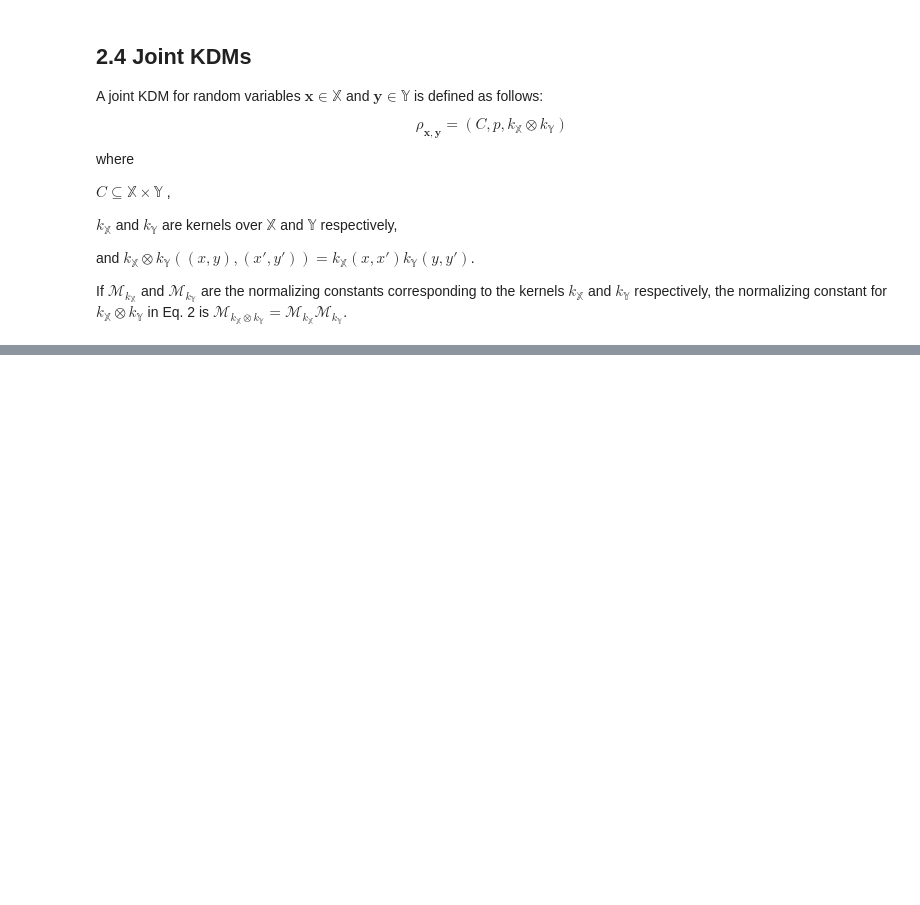
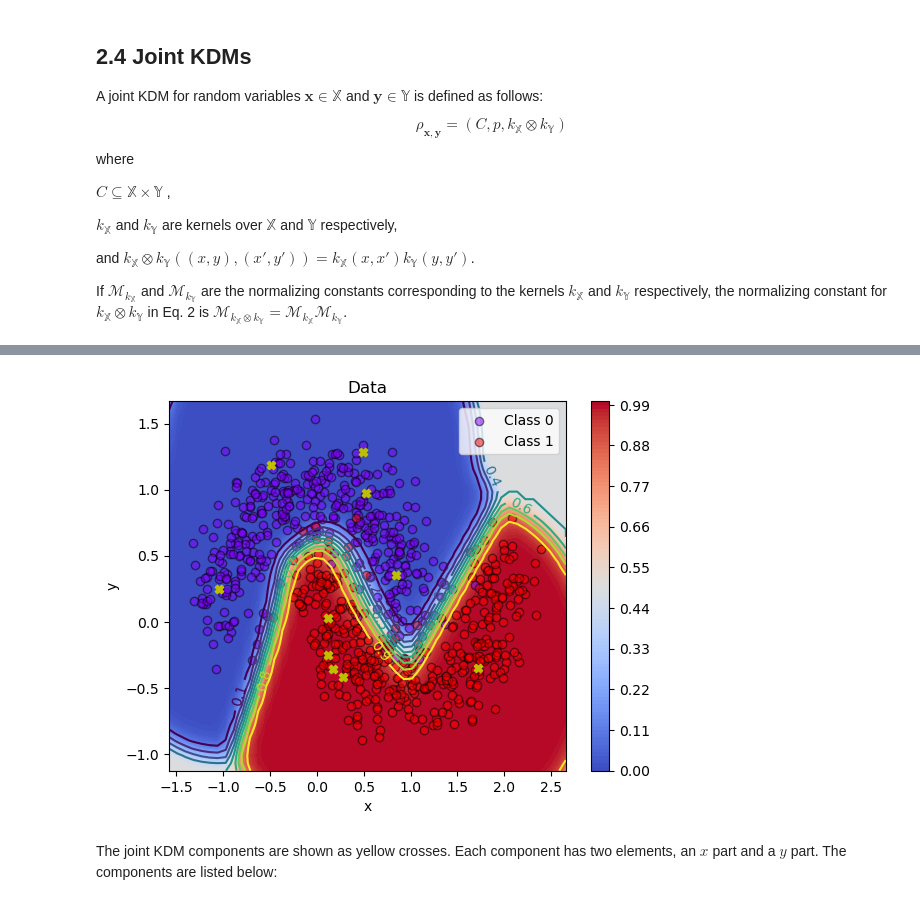
Before and after one commit to fagonzalezo/kdm, a Jupyter notebook: kdm_introduction.ipynb, the cells around one changed output, grey strips where cells are left out. Saved outputs shown, nothing was run; the diff lists cells and outputs as text; code cells hidden in the pictures; blank space fills up the shorter version.

```diff
--- a/kdm_introduction.ipynb
+++ b/kdm_introduction.ipynb
@@ -323,0 +415,25 @@ If $\mathcal{M}_{k_{\mathbb X}}$  and $\mathcal{M}_{k_{\mathbb Y}}$ are the norm
+# %%
+from kdm.models import KDMClassModel
+
+encoded_size = 2
+dim_y = 2
+encoder = keras.layers.Identity()
+n_comp = 10
+
+kdm_model = KDMClassModel(encoded_size=encoded_size,
+                            dim_y=dim_y,
+                            encoder=encoder,
+                            n_comp=n_comp,
+                            sigma=0.1)
+
+# train the classifier
+kdm_model.compile(optimizer=optimizers.Adam(learning_rate=5e-3),
+                    loss=losses.sparse_categorical_crossentropy,
+                    metrics=[metrics.sparse_categorical_accuracy])
+kdm_model.predict(X_train[:10])
+idx = np.random.randint(X_train.shape[0], size=n_comp)
+kdm_model.init_components(X_train[idx],
+                          np.eye(2)[y_train[idx]],
+                          init_sigma=True)
+
+kdm_model.fit(X_train, y_train, epochs=25, batch_size=32, verbose=1)
@@ -323,0 +459,12 @@ If $\mathcal{M}_{k_{\mathbb X}}$  and $\mathcal{M}_{k_{\mathbb Y}}$ are the norm
+# %%
+# Plot the decision region
+plot_decision_region(X, gen_pred_fun(kdm_model))
+plot_data(X_train, y_train)
+# plot the prototypes
+plt.scatter(kdm_model.kdm.c_x.numpy()[:, 0], kdm_model.kdm.c_x.numpy()[:, 1], c='y', marker='X')
+# Evaluate the classifier
+score = kdm_model.evaluate(X_test, y_test, verbose=0)
+print('Test loss:', score[0])
+print('Test accuracy:', score[1])
+print(f'Sigma: {kdm_model.kernel.sigma.numpy()}')
+# %% [output]
@@ -323,0 +475,3 @@ If $\mathcal{M}_{k_{\mathbb X}}$  and $\mathcal{M}_{k_{\mathbb Y}}$ are the norm
+[figure, added]
+# %% [markdown]
+The joint KDM components are shown as yellow crosses. Each component has two elements, an $x$ part and a $y$ part. The components are listed below:
```
Also changed, not shown: parts of 24 cells of this notebook, 5 other files.
